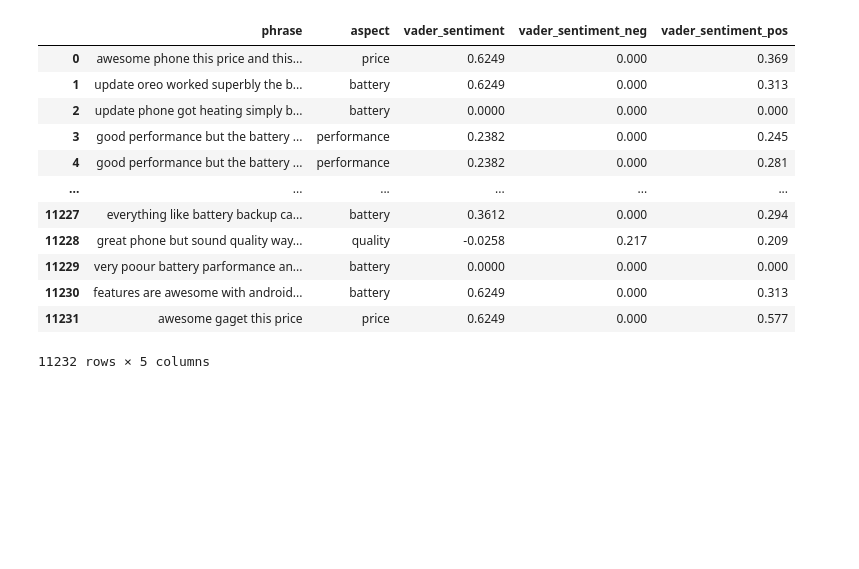
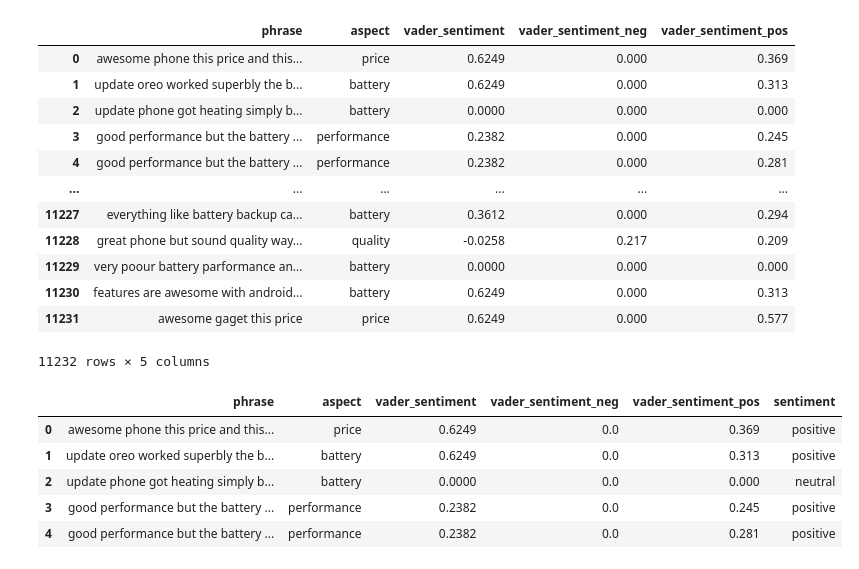
Before and after one commit to unibo-dtm-se-2324-Sentimazon/Sentimazon-Project, a Jupyter notebook: Main.ipynb, the cells around one changed output. Cells and saved outputs as stored; diff of their text form; code cells hidden in the pictures; blank space fills up the shorter version.

Commit message:
feat(sentiment-analysis): add sentiment label column based on VADER compound scores

```diff
--- a/Main.ipynb
+++ b/Main.ipynb
@@ -317,3 +317,13 @@ phrasesDF
 | 11230 | features are awesome with android... | battery | 0.6249 | 0.000 | 0.313 |
 | 11231 | awesome gaget this price | price | 0.6249 | 0.000 | 0.577 |
 11232 rows × 5 columns
+# %%
+phrasesDF['sentiment'] = phrasesDF['vader_sentiment'].apply(lambda score: 'positive' if score>=0.05 else 'negative' if score<=-0.05 else 'neutral')
+phrasesDF.head()
+# %% [output]
+|  | phrase | aspect | vader_sentiment | vader_sentiment_neg | vader_sentiment_pos | sentiment |
+| 0 | awesome phone this price and this... | price | 0.6249 | 0.0 | 0.369 | positive |
+| 1 | update oreo worked superbly the b... | battery | 0.6249 | 0.0 | 0.313 | positive |
+| 2 | update phone got heating simply b... | battery | 0.0000 | 0.0 | 0.000 | neutral |
+| 3 | good performance but the battery ... | performance | 0.2382 | 0.0 | 0.245 | positive |
+| 4 | good performance but the battery ... | performance | 0.2382 | 0.0 | 0.281 | positive |
```
